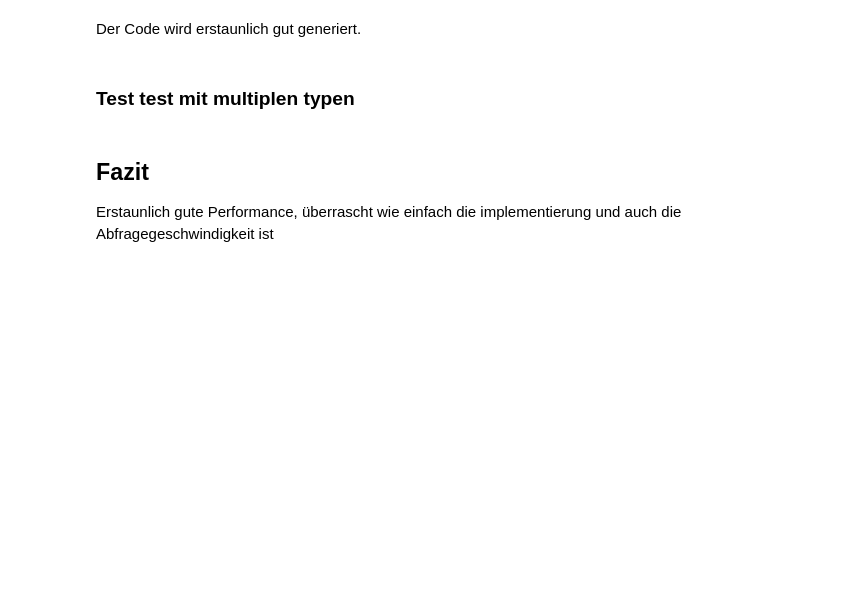
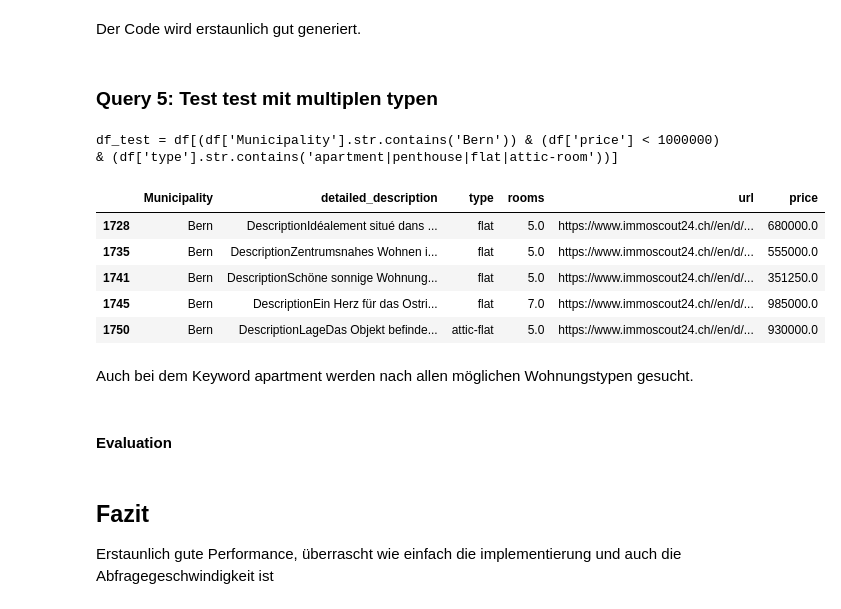
Before and after one commit to 7ben18/fhnw-npr-Natural-Language-Processing, a Jupyter notebook: mini-challenge2/few-shot-llm/few_shot_llm.ipynb, the cells around one changed output. Saved outputs shown, nothing was run; the diff lists cells and outputs as text; code cells hidden in the pictures; blank space fills up the shorter version.

Commit message:
feat: Query 4 and 5

```diff
--- a/mini-challenge2/few-shot-llm/few_shot_llm.ipynb
+++ b/mini-challenge2/few-shot-llm/few_shot_llm.ipynb
@@ -371,12 +392,12 @@ df_test = df[(df['Municipality'].str.contains('Zürich')) & (df['price'] == 2000
 # %% [markdown]
 Der Code wird erstaunlich gut generiert.
 # %% [markdown]
-### Test test mit multiplen typen
+### Query 5: Test test mit multiplen typen
 # %%
-few_shot_examples_code = [
+few_shot_examples_multiple_type_code = [
     {
         "Question": "I am looking for an flat in Zurich under 1'000'000 CHF.",
-        "Answer": "df_test = df[(df['Municipality'].str.contains('Zürich')) & (df['price'] < 1000000) & (df['type'].str.contains('flat'))]"
+        "Answer": "df_test = df[(df['Municipality'].str.contains('Zürich')) & (df['price'] < 1000000) & (df['type'].str.contains('apartment|penthouse|flat|attic-room'))]"
     },
     {
         "Question": "Are there terraced houses in Bern in the CHF 500,000 to 700,000 range?",
@@ -384,17 +405,38 @@ few_shot_examples_code = [
     },
     {
         "Question": "I need a detached house in Lucerne with a garden for around CHF 1,200,000.",
-        "Answer": "df_test = df[(df['Municipality'].str.contains('Luzern')) & (df['price'] == 1200000) & (df['type'].str.contains('detached_house'))]"
+        "Answer": "df_test = df[(df['Municipality'].str.contains('Luzern')) & (df['price'] == 1200000) & (df['type'].str.contains('house'))]"
     },
     {
         "Question": "Are there modern apartments with 3.5 rooms available in Basel for under CHF 900,000?",
-        "Answer": "df_test = df[(df['Municipality'].str.contains('Basel')) & (df['rooms'] == 3.5) & (df['price'] < 900000) & (df['type'].str.contains('apartment'))]"
+        "Answer": "df_test = df[(df['Municipality'].str.contains('Basel')) & (df['rooms'] == 3.5) & (df['price'] < 900000) & (df['type'].str.contains('apartment|penthouse|flat|attic-room'))]"
     },
     {
         "Question": "I am looking for a large house in Lausanne, at least 5 rooms, up to 1'500'000 CHF.",
         "Answer": "df_test = df[(df['Municipality'].str.contains('Lausanne')) & (df['rooms'] >= 5) & (df['price'] <= 1500000) & (df['type'].str.contains('house'))]"
     }
 ]
+# %%
+query = "Show me apartments in Bern for less than 1'000'000 CHF."
+
+response = get_model_response(query, model=model, tokenizer=tokenizer, examples=few_shot_examples_multiple_type_code)
+
+print(response)
+
+exec(response)
+df_test.head()
+# %% [output]
+df_test = df[(df['Municipality'].str.contains('Bern')) & (df['price'] < 1000000) & (df['type'].str.contains('apartment|penthouse|flat|attic-room'))]
+|  | Municipality | detailed_description | type | rooms | url | price |
+| 1728 | Bern | DescriptionIdéalement situé dans ... | flat | 5.0 | https://www.immoscout24.ch//en/d/... | 680000.0 |
+| 1735 | Bern | DescriptionZentrumsnahes Wohnen i... | flat | 5.0 | https://www.immoscout24.ch//en/d/... | 555000.0 |
+| 1741 | Bern | DescriptionSchöne sonnige Wohnung... | flat | 5.0 | https://www.immoscout24.ch//en/d/... | 351250.0 |
+| 1745 | Bern | DescriptionEin Herz für das Ostri... | flat | 7.0 | https://www.immoscout24.ch//en/d/... | 985000.0 |
+| 1750 | Bern | DescriptionLageDas Objekt befinde... | attic-flat | 5.0 | https://www.immoscout24.ch//en/d/... | 930000.0 |
+# %% [markdown]
+Auch bei dem Keyword apartment werden nach allen möglichen Wohnungstypen gesucht.
+# %% [markdown]
+#### Evaluation
 # %% [markdown]
 ## Fazit
 
```
Also changed, not shown: parts of 10 cells of this notebook.
